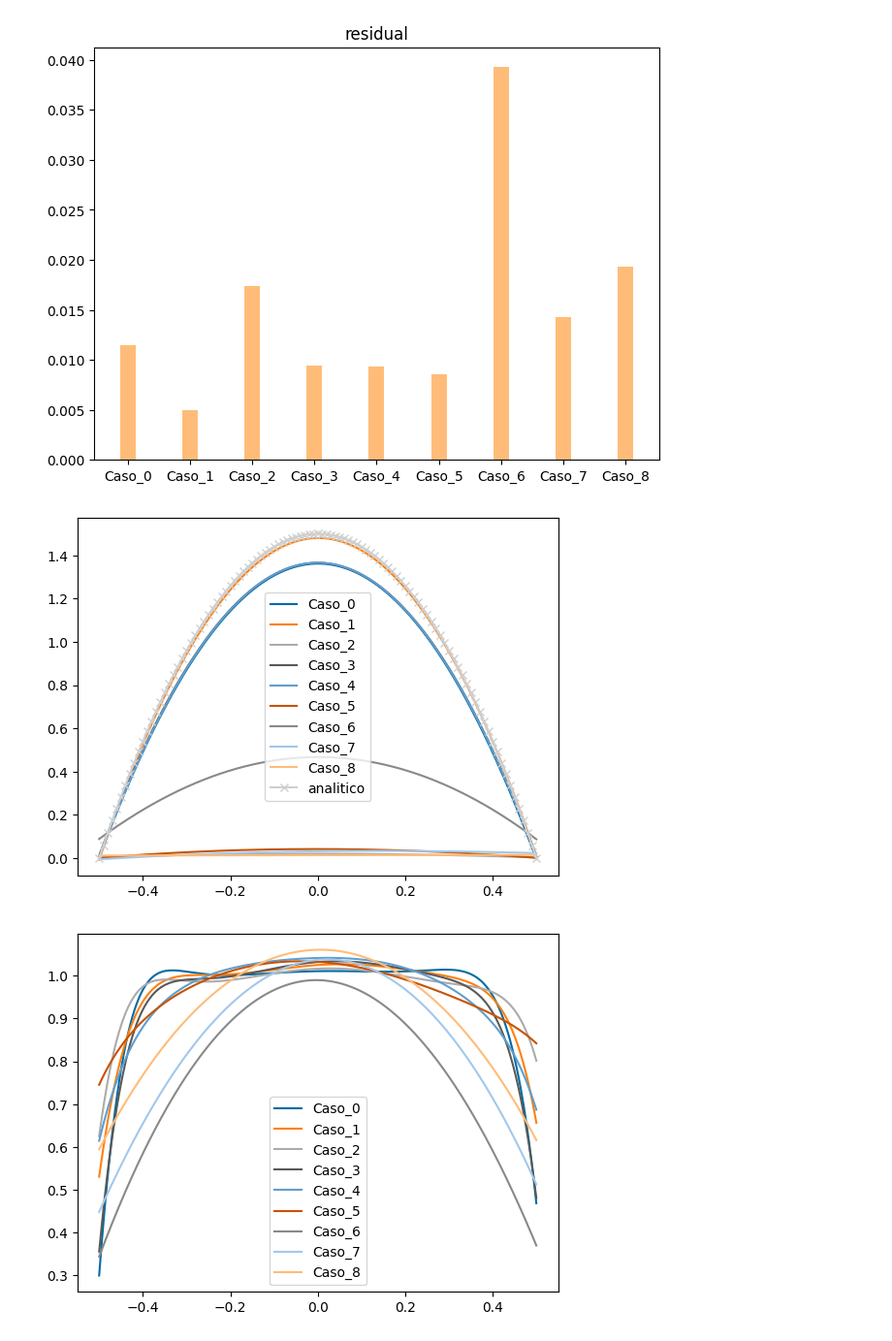
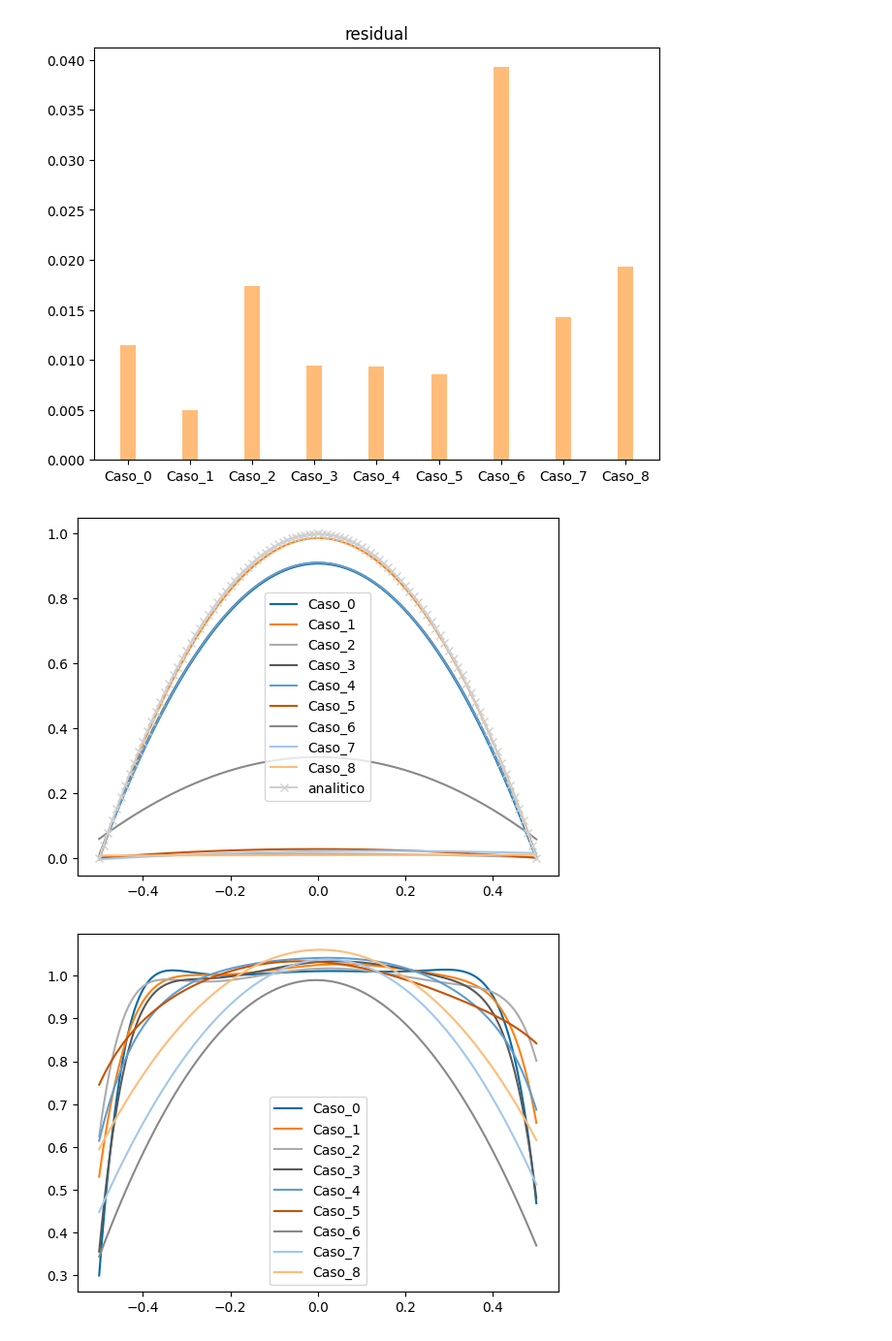
Before and after one commit to pabloharbar/deepxde-custom, a Jupyter notebook: notebooks/encit_analysis.ipynb, the cells around one changed output. Shown: that part at 97% size. Saved outputs shown, nothing was run; the diff lists cells and outputs as text; code cells hidden in the pictures.

```diff
--- a/notebooks/encit_analysis.ipynb
+++ b/notebooks/encit_analysis.ipynb
@@ -89,29 +92,35 @@ plt.show()
 # %%
 plt.close()
 
 def u_analytic(x, mu, v_i, D, pressure_gradient):
     position = x - x.min()
     return np.array(
         1
         / mu
         * (
             position**2 / 2 * pressure_gradient
             + (mu * v_i / D - D / 2 * pressure_gradient) * position
         ),
         dtype=np.float32,
     )
 
+data = [d for c,d in outlet_data.items()][0]
+analytic_pos = data["Points_y"].to_numpy()[::10]
+u_prof = u_analytic(analytic_pos, 1, 0, 1, -12)
+u_max = u_prof.max()
+
+
 for case, data in outlet_data.items():
     # if int(case.replace("Caso_", "")) > 1:
     #     break
-    plt.plot(data["Points_y"], data["u"], label=case)
-analytic_pos = data["Points_y"].to_numpy()[::10]
-plt.plot(analytic_pos, u_analytic(analytic_pos, 1, 0, 1, -12), label="analitico", marker="x")
+    plt.plot(data["Points_y"], data["u"] / u_max, label=case)
+
+plt.plot(analytic_pos, u_prof / u_max, label="analitico", marker="x")
 
 plt.legend()
 plt.show()
 # %% [output]
-[figure, old version]
+[figure, new version]
 # %%
 plt.close()
 
```
Also changed, not shown: parts of 1 cell of this notebook, 2 other files.
